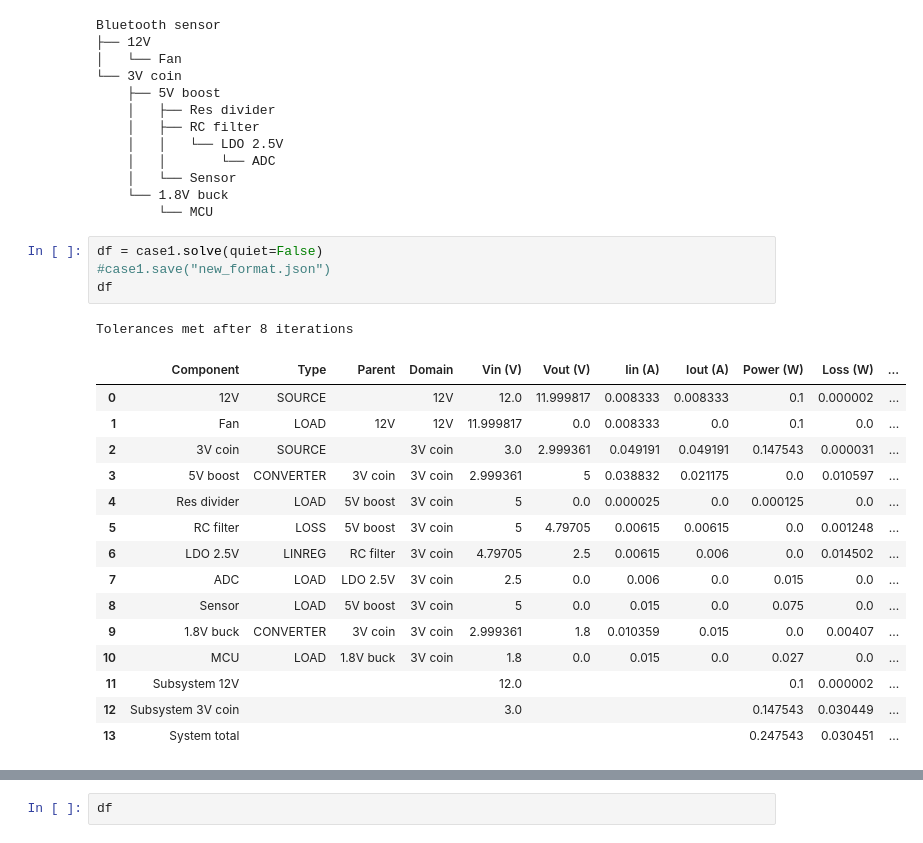
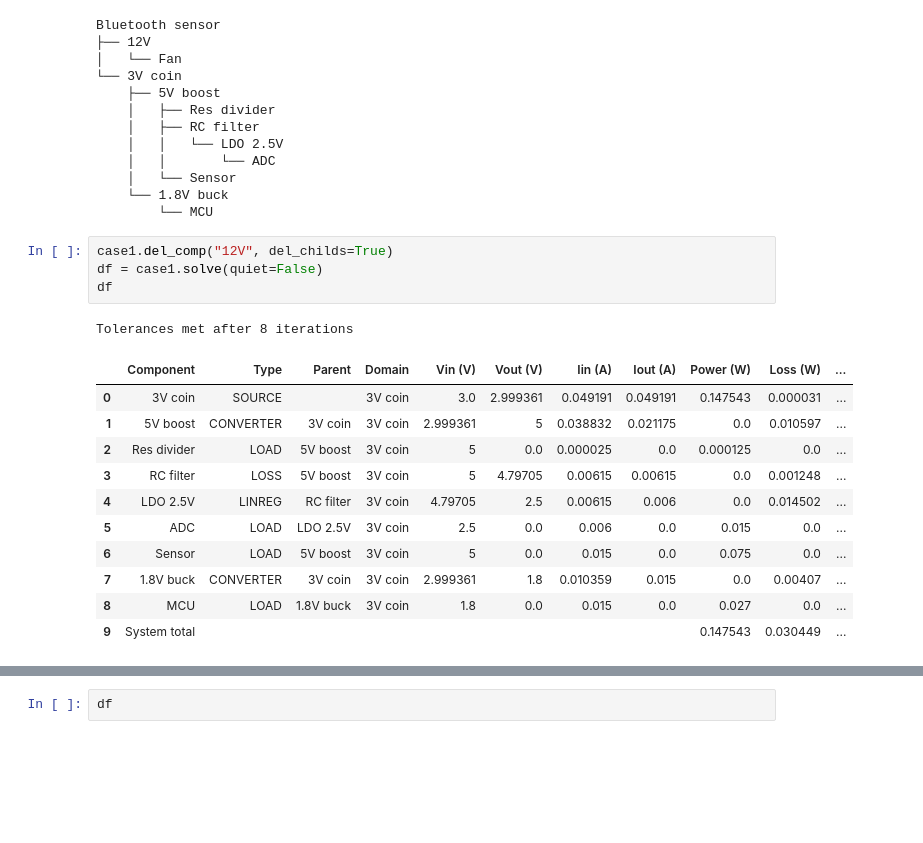
Before and after one commit to geddy11/tmp_sl, a Jupyter notebook: work/sysLoss.ipynb, the cells around one changed output, grey strips where cells are left out. Saved outputs shown, nothing was run; the diff lists cells and outputs as text; blank space fills up the shorter version.

Commit message:
Finish multi-source

```diff
--- a/work/sysLoss.ipynb
+++ b/work/sysLoss.ipynb
@@ -665,23 +625,19 @@ Bluetooth sensor
     └── 1.8V buck
         └── MCU
 # %%
+case1.del_comp("12V", del_childs=True)
 df = case1.solve(quiet=False)
-#case1.save("new_format.json")
 df
 # %% [output]
 Tolerances met after 8 iterations
 |  | Component | Type | Parent | Domain | Vin (V) | Vout (V) | Iin (A) | Iout (A) | Power (W) | Loss (W) | ... |
-| 0 | 12V | SOURCE |  | 12V | 12.0 | 11.999817 | 0.008333 | 0.008333 | 0.1 | 0.000002 | ... |
-| 1 | Fan | LOAD | 12V | 12V | 11.999817 | 0.0 | 0.008333 | 0.0 | 0.1 | 0.0 | ... |
-| 2 | 3V coin | SOURCE |  | 3V coin | 3.0 | 2.999361 | 0.049191 | 0.049191 | 0.147543 | 0.000031 | ... |
-| 3 | 5V boost | CONVERTER | 3V coin | 3V coin | 2.999361 | 5 | 0.038832 | 0.021175 | 0.0 | 0.010597 | ... |
-| 4 | Res divider | LOAD | 5V boost | 3V coin | 5 | 0.0 | 0.000025 | 0.0 | 0.000125 | 0.0 | ... |
-| 5 | RC filter | LOSS | 5V boost | 3V coin | 5 | 4.79705 | 0.00615 | 0.00615 | 0.0 | 0.001248 | ... |
-| 6 | LDO 2.5V | LINREG | RC filter | 3V coin | 4.79705 | 2.5 | 0.00615 | 0.006 | 0.0 | 0.014502 | ... |
-| 7 | ADC | LOAD | LDO 2.5V | 3V coin | 2.5 | 0.0 | 0.006 | 0.0 | 0.015 | 0.0 | ... |
-| 8 | Sensor | LOAD | 5V boost | 3V coin | 5 | 0.0 | 0.015 | 0.0 | 0.075 | 0.0 | ... |
-| 9 | 1.8V buck | CONVERTER | 3V coin | 3V coin | 2.999361 | 1.8 | 0.010359 | 0.015 | 0.0 | 0.00407 | ... |
-| 10 | MCU | LOAD | 1.8V buck | 3V coin | 1.8 | 0.0 | 0.015 | 0.0 | 0.027 | 0.0 | ... |
-| 11 | Subsystem 12V |  |  |  | 12.0 |  |  |  | 0.1 | 0.000002 | ... |
-| 12 | Subsystem 3V coin |  |  |  | 3.0 |  |  |  | 0.147543 | 0.030449 | ... |
-| 13 | System total |  |  |  |  |  |  |  | 0.247543 | 0.030451 | ... |
+| 0 | 3V coin | SOURCE |  | 3V coin | 3.0 | 2.999361 | 0.049191 | 0.049191 | 0.147543 | 0.000031 | ... |
+| 1 | 5V boost | CONVERTER | 3V coin | 3V coin | 2.999361 | 5 | 0.038832 | 0.021175 | 0.0 | 0.010597 | ... |
+| 2 | Res divider | LOAD | 5V boost | 3V coin | 5 | 0.0 | 0.000025 | 0.0 | 0.000125 | 0.0 | ... |
+| 3 | RC filter | LOSS | 5V boost | 3V coin | 5 | 4.79705 | 0.00615 | 0.00615 | 0.0 | 0.001248 | ... |
+| 4 | LDO 2.5V | LINREG | RC filter | 3V coin | 4.79705 | 2.5 | 0.00615 | 0.006 | 0.0 | 0.014502 | ... |
+| 5 | ADC | LOAD | LDO 2.5V | 3V coin | 2.5 | 0.0 | 0.006 | 0.0 | 0.015 | 0.0 | ... |
+| 6 | Sensor | LOAD | 5V boost | 3V coin | 5 | 0.0 | 0.015 | 0.0 | 0.075 | 0.0 | ... |
+| 7 | 1.8V buck | CONVERTER | 3V coin | 3V coin | 2.999361 | 1.8 | 0.010359 | 0.015 | 0.0 | 0.00407 | ... |
+| 8 | MCU | LOAD | 1.8V buck | 3V coin | 1.8 | 0.0 | 0.015 | 0.0 | 0.027 | 0.0 | ... |
+| 9 | System total |  |  |  |  |  |  |  | 0.147543 | 0.030449 | ... |
```
Also changed, not shown: parts of 9 cells of this notebook, 2 other files.
